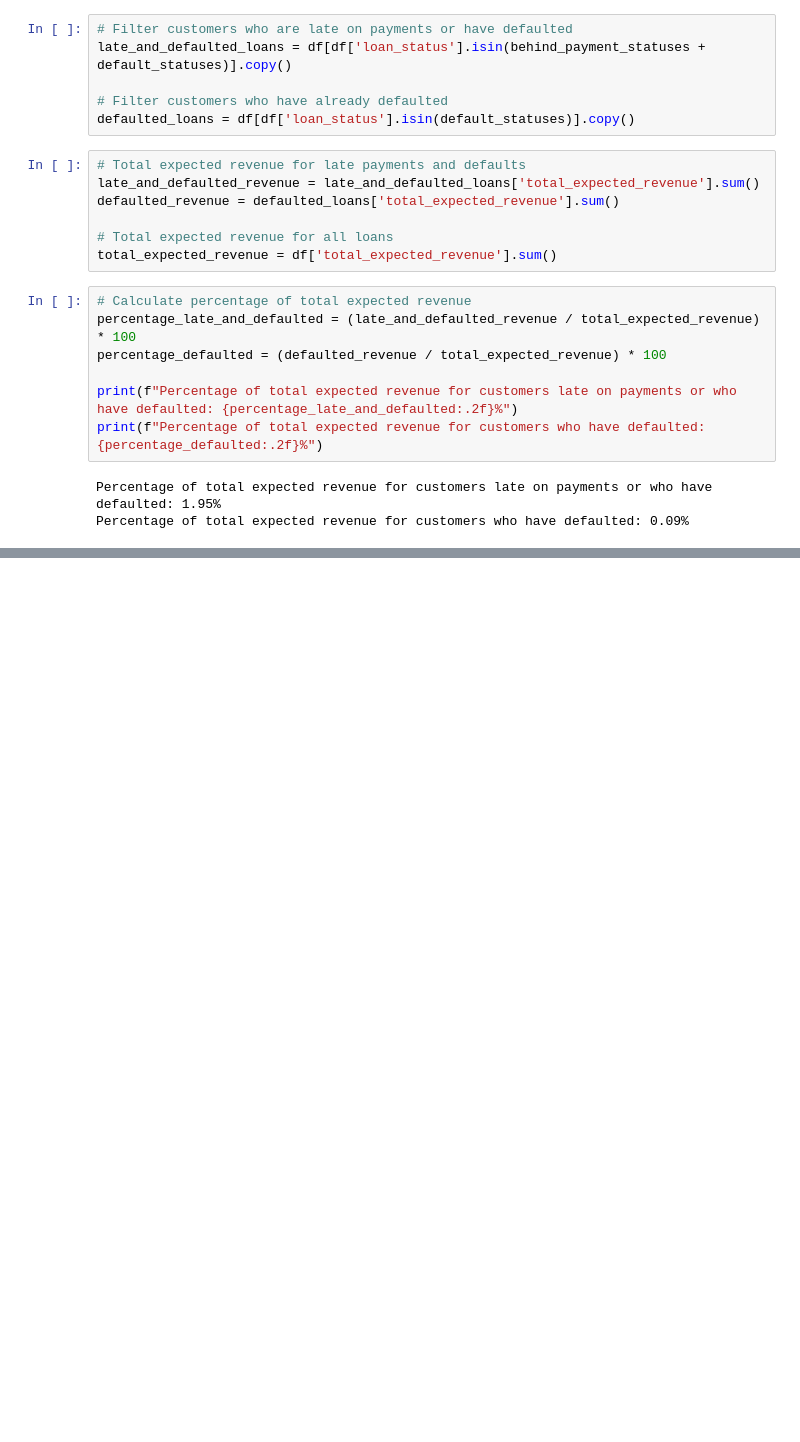
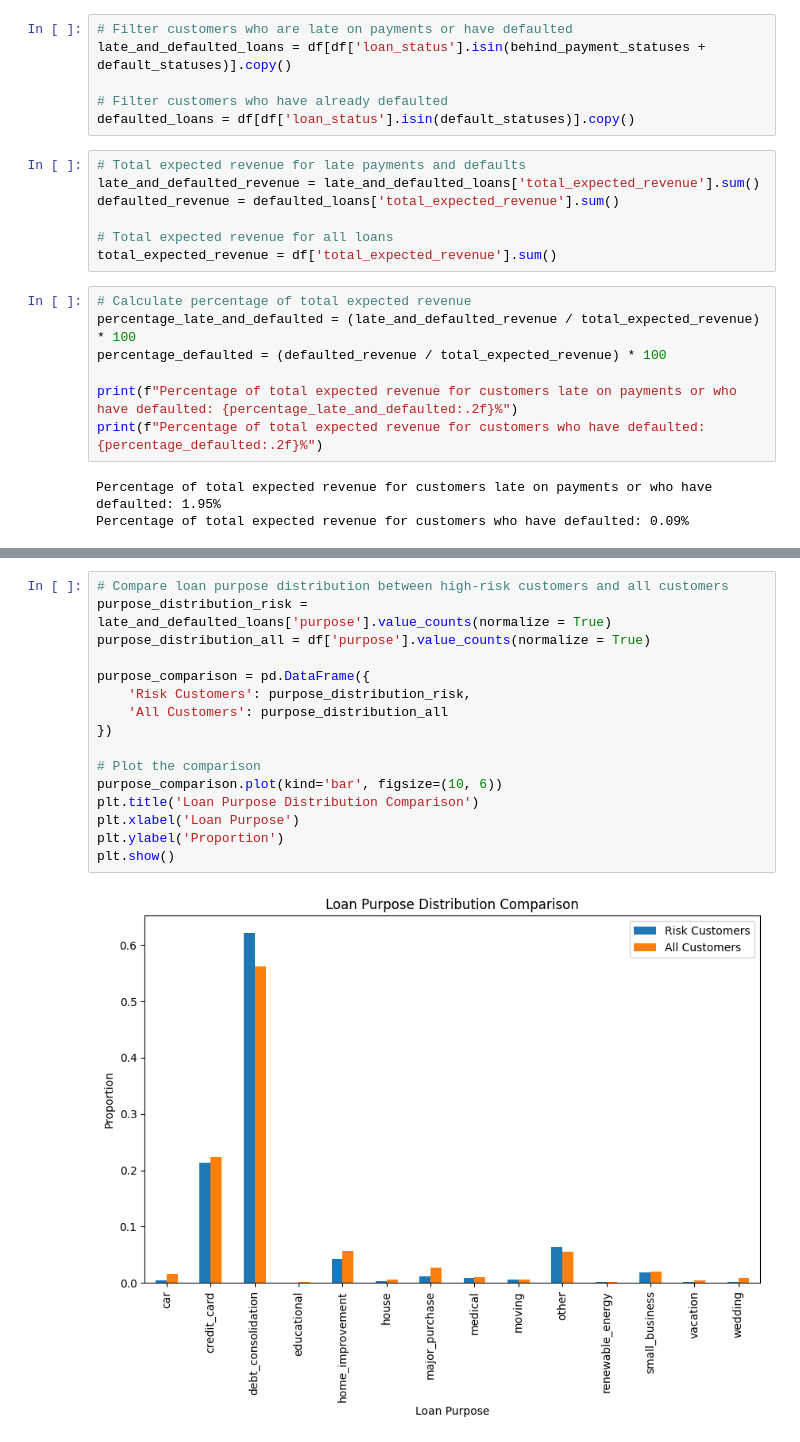
Before and after one commit to zivla20/exploratory-data-analysis---customer-loans-in-finance236, a Jupyter notebook: data_analysis.ipynb, the cells around one changed output, grey strips where cells are left out. Saved outputs shown, nothing was run; the diff lists cells and outputs as text; blank space fills up the shorter version.

```diff
--- a/data_analysis.ipynb
+++ b/data_analysis.ipynb
@@ -591,0 +609,18 @@ Percentage of total expected revenue for customers who have defaulted: 0.09%
+# %%
+# Compare loan purpose distribution between high-risk customers and all customers
+purpose_distribution_risk = late_and_defaulted_loans['purpose'].value_counts(normalize = True)
+purpose_distribution_all = df['purpose'].value_counts(normalize = True)
+
+purpose_comparison = pd.DataFrame({
+    'Risk Customers': purpose_distribution_risk,
+    'All Customers': purpose_distribution_all
+})
+
+# Plot the comparison
+purpose_comparison.plot(kind='bar', figsize=(10, 6))
+plt.title('Loan Purpose Distribution Comparison')
+plt.xlabel('Loan Purpose')
+plt.ylabel('Proportion')
+plt.show()
+# %% [output]
+[figure, added]
```
Also changed, not shown: parts of 6 cells of this notebook, 1 other file.
